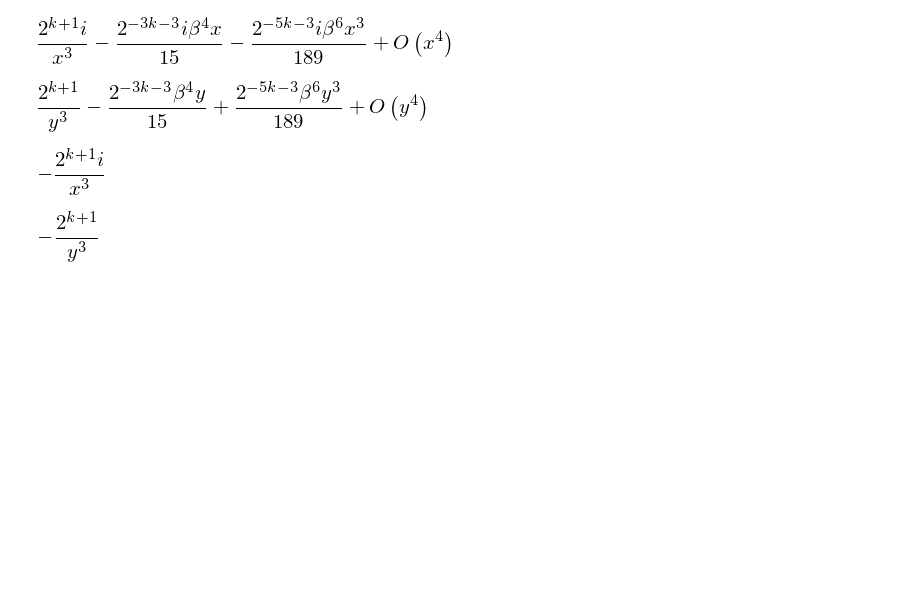
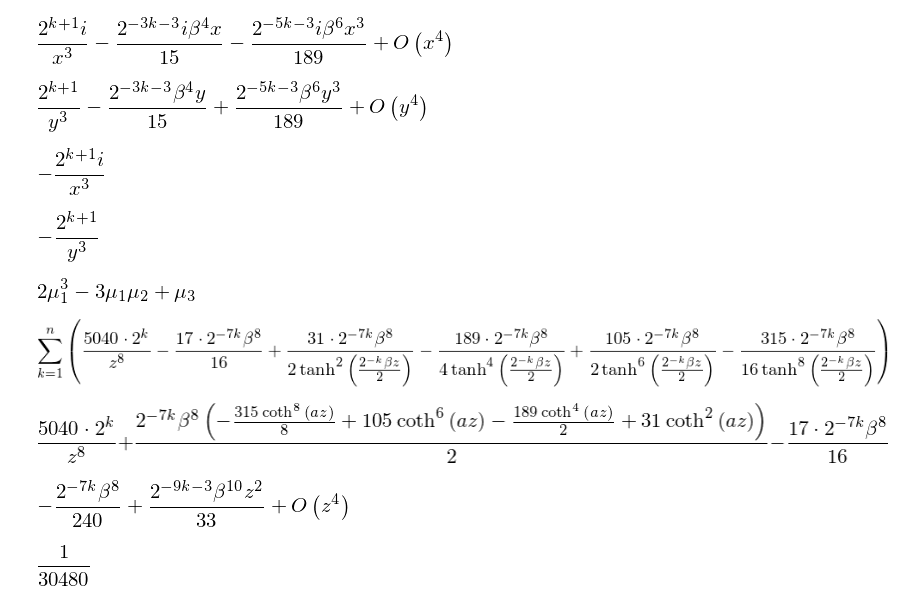
Before and after one commit to orahcio/fluxos, a Jupyter notebook: calctopaper.ipynb, the cells around one changed output. Cells and saved outputs as stored; diff of their text form; code cells hidden in the pictures; blank space fills up the shorter version.

```diff
--- a/calctopaper.ipynb
+++ b/calctopaper.ipynb
@@ -23,6 +24,8 @@ j = Symbol('\\left\\langle{j}\\right\\rangle')
 z = Symbol('z',complex=True)
 x,y = symbols('x y', real=True)
 b = Symbol('beta',positive=True)
+a = Symbol('a',positive=True)
 Pin, Pi = symbols('P_\\infty \\Pi',cls=Function)
+mu = IndexedBase('\\mu')
 # %%
 def f(z,k):
@@ -153,3 +156,7 @@ t2.subs([[z,y+I*x],[y,0]]).series(x,0,4)
 t2.subs([[z,y+I*x],[x,0]]).series(y,0,4)
 # %% [output]
 [figure]
+# %%
+diff(log(Pi(z)),z,3).subs([[diff(Pi(z),z,3),mu[3]],[diff(Pi(z),z,2),mu[2]],[diff(Pi(z),z),mu[1]],[Pi(z),1]])
+# %% [output]
+[figure, added]
@@ -155,0 +165,20 @@ t2.subs([[z,y+I*x],[x,0]]).series(y,0,4)
+# %%
+f1 = f.expand(log).diff(z,8).simplify()
+f1
+# %% [output]
+[figure, added]
+# %%
+cotgh = coth(a*z)
+
+g = 5040*2**k/z**8 -17*2**(-7*k)*b**8/16 +2**(-7*k)*b**8/2*(31*cotgh**2-189*cotgh**4/2+105*cotgh**6-315*cotgh**8/8)
+g
+# %% [output]
+[figure, added]
+# %%
+g.subs([[a,b/2**(k+1)]]).series(z,0,4)
+# %% [output]
+[figure, added]
+# %%
+Sum(2**(-7*k)/240,(k,1,oo)).doit()
+# %% [output]
+[figure, added]
```
Also changed, not shown: parts of 51 cells of this notebook.
